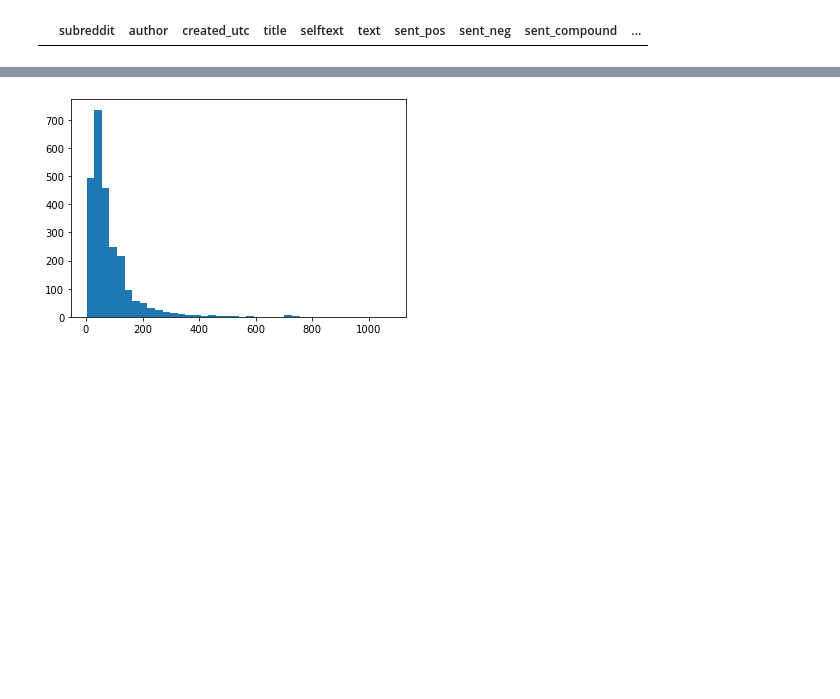
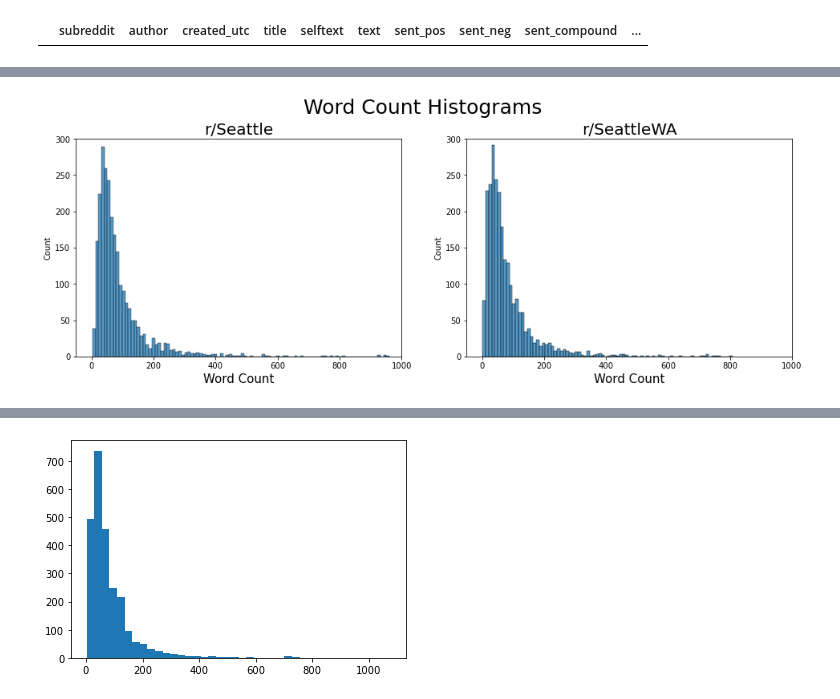
Before and after one commit to jguo052/NLP-Subreddit-Classification, a Jupyter notebook: first_draft.ipynb, the cells around one changed output, grey strips where cells are left out. Cells and saved outputs as stored; diff of their text form; code cells hidden in the pictures; blank space fills up the shorter version.

```diff
--- a/first_draft.ipynb
+++ b/first_draft.ipynb
@@ -288,0 +331,3 @@ sns.boxplot(x = sea['word_count']);
+# %%
+print(sea[sea['text'].str.contains('SPD should be barred from')].index)
+sea.drop(index = 542, inplace = True)
@@ -288,0 +376,2 @@ sns.boxplot(x = sea['word_count']);
+# %%
+sea.drop(index = 1191, inplace = True)
@@ -288,0 +400,23 @@ sns.boxplot(x = sea['word_count']);
+# %%
+fig, axes = plt.subplots(1,2, figsize = (16,5))
+
+# saw earlier that r/seattle has more posts with very high word counts
+# let us compare the distribution of posts with word counts below 1000
+
+sea_sub_1000 = sea[sea['word_count'] < 1000]
+sea_wa_sub_1000 = sea_wa[sea_wa['word_count'] < 1000]
+
+fig.suptitle('Word Count Histograms', size = 25, y = 1.02)
+sns.histplot(x = sea_sub_1000['word_count'], ax = axes[0])
+axes[0].set_title('r/Seattle', size = 20)
+axes[0].set_xlabel('Word Count', size = 15)
+axes[0].set_xlim(-50, 1000)
+axes[0].set_ylim(-0, 300)
+
+sns.histplot(x = sea_wa_sub_1000['word_count'], ax = axes[1])
+axes[1].set_title('r/SeattleWA', size = 20)
+axes[1].set_xlabel('Word Count', size = 15)
+axes[1].set_xlim(-50, 1000)
+axes[1].set_ylim(-0, 300);
+# %% [output]
+[figure, added]
```
Also changed, not shown: parts of 18 cells of this notebook.
